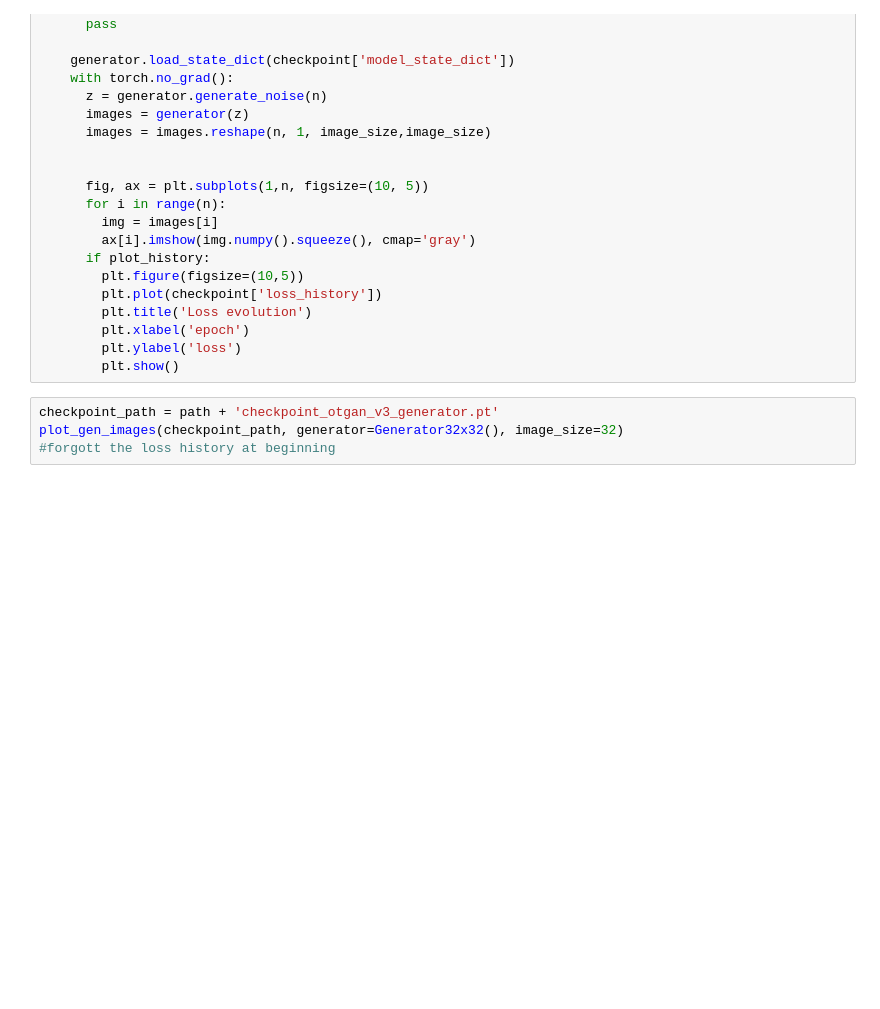
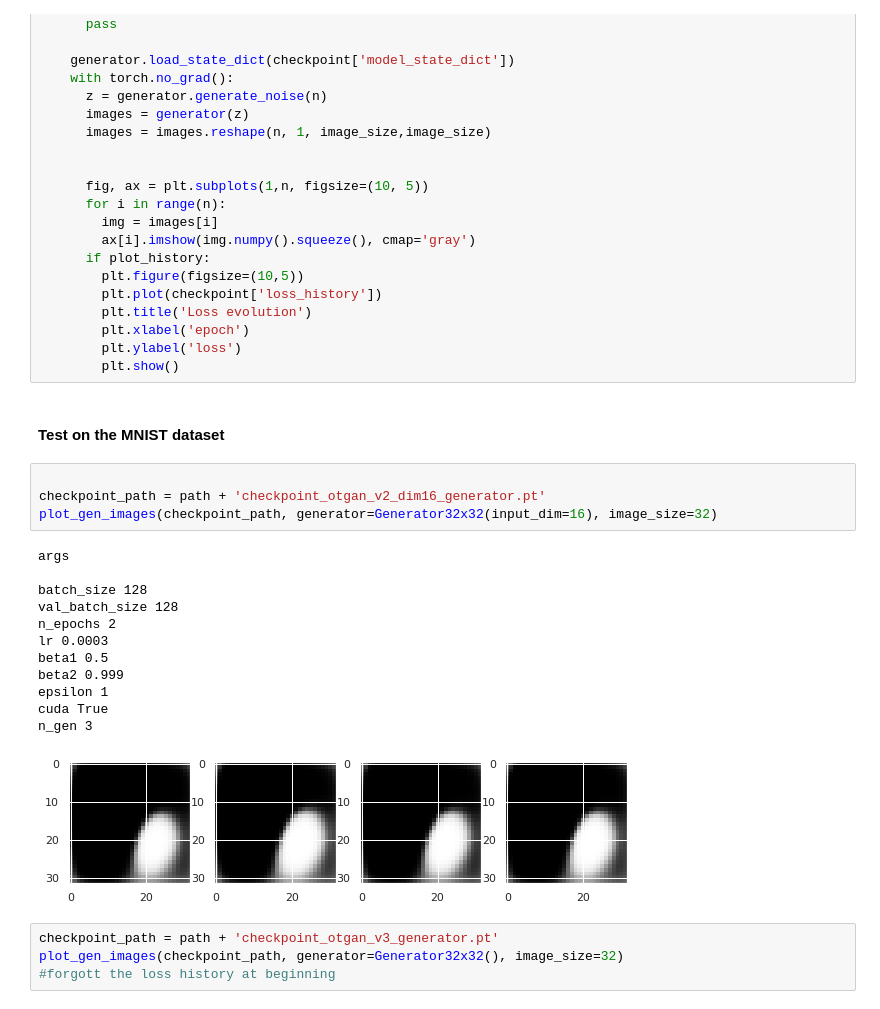
Before and after one commit to philomenec/Optimal-Transport, a Jupyter notebook: OTGAN.ipynb, the cells around one changed output. Drawn from its saved outputs; the diff is of its cells as text; blank space fills up the shorter version.

```diff
--- a/OTGAN.ipynb
+++ b/OTGAN.ipynb
@@ -1026,6 +1009,25 @@ def plot_gen_images(checkpoint_path, generator, image_size=28,
         plt.xlabel('epoch')
         plt.ylabel('loss')
         plt.show()
+# %% [markdown]
+#### Test on the MNIST dataset
+# %%
+
+checkpoint_path = path + 'checkpoint_otgan_v2_dim16_generator.pt'
+plot_gen_images(checkpoint_path, generator=Generator32x32(input_dim=16), image_size=32)
+# %% [output]
+args
+
+batch_size 128
+val_batch_size 128
+n_epochs 2
+lr 0.0003
+beta1 0.5
+beta2 0.999
+epsilon 1
+cuda True
+n_gen 3
+[figure, added]
 # %%
 checkpoint_path = path + 'checkpoint_otgan_v3_generator.pt'
 plot_gen_images(checkpoint_path, generator=Generator32x32(), image_size=32)
```
Also changed, not shown: parts of 21 cells of this notebook.
